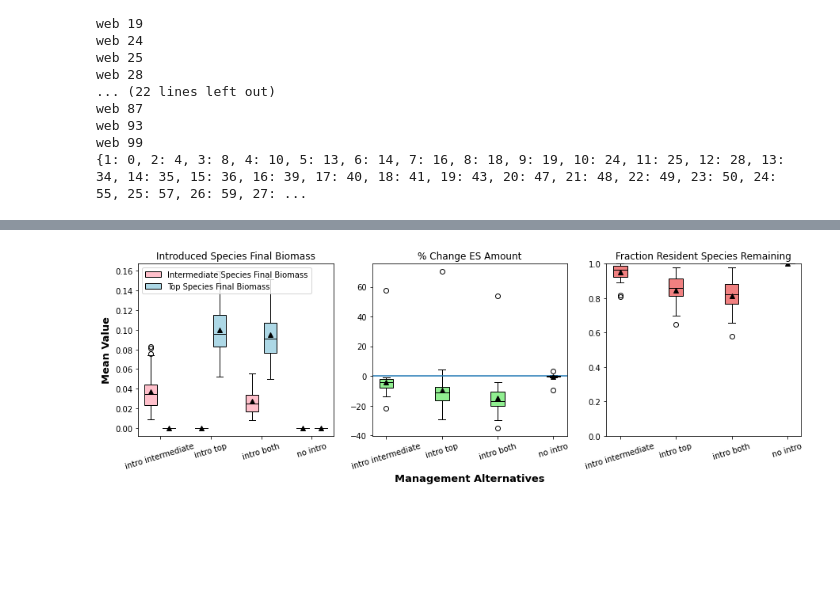
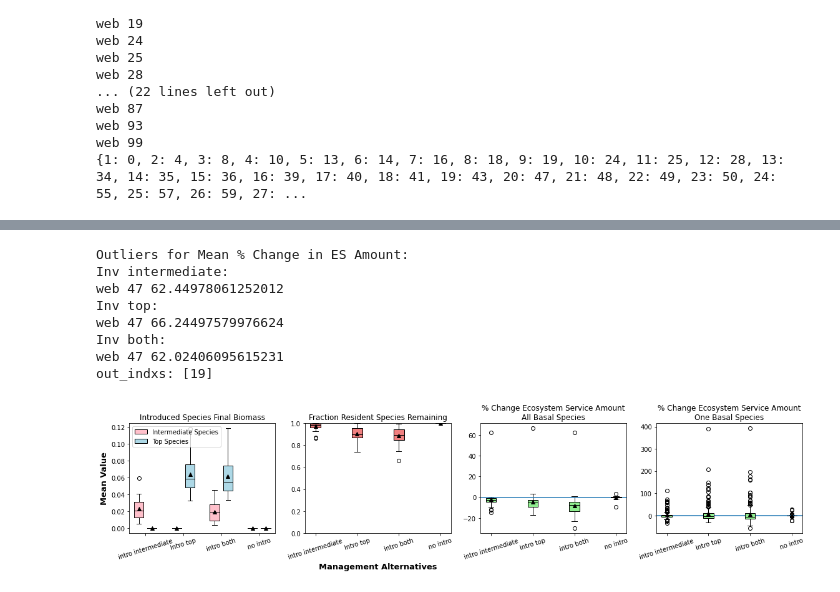
Before and after one commit to lucyvk/species_introduction_risk, a Jupyter notebook: 6_species_risk_paper_viz.ipynb, the cells around one changed output, grey strips where cells are left out. Saved outputs shown, nothing was run; the diff lists cells and outputs as text; code cells hidden in the pictures; blank space fills up the shorter version.

```diff
--- a/6_species_risk_paper_viz.ipynb
+++ b/6_species_risk_paper_viz.ipynb
@@ -37,11 +37,11 @@ counter_reader = csv.reader(counter_file)
 next(counter_reader) # go past header
 
 # Save the metrics across webs to plot
-# intro 1, intro 2, es, bio
-ct_mets = np.zeros((WEBS,4))
-alt1_mets = np.zeros((WEBS,4,num_sims[0]))
-alt2_mets = np.zeros((WEBS,4,num_sims[1]))
-alt3_mets = np.zeros((WEBS,4,num_sims[2]))
+# intro 1, intro 2, es, bio, es raw
+ct_mets = np.zeros((WEBS,5))
+alt1_mets = np.zeros((WEBS,5,num_sims[0]))
+alt2_mets = np.zeros((WEBS,5,num_sims[1]))
+alt3_mets = np.zeros((WEBS,5,num_sims[2]))
 
 # map id used in code to id i wil use in write up (1-n)
 web_map = {}
@@ -72,6 +72,7 @@ for row in fif_webs_file:
     ct_mets[ct][1] = float(counter_res[2])
     ct_mets[ct][2] = float(counter_res[3])
     ct_mets[ct][3] = float(counter_res[4])
+    ct_mets[ct][4] = float(counter_res[5])
 
     cc = 0
     for row2 in alt1_reader:
@@ -79,6 +80,7 @@ for row in fif_webs_file:
         alt1_mets[ct][1][cc] = float(row2[2])
         alt1_mets[ct][2][cc] = float(row2[3])
         alt1_mets[ct][3][cc] = float(row2[4])
+        alt1_mets[ct][4][cc] = float(row2[5])
 
         cc +=1
 
@@ -88,6 +90,7 @@ for row in fif_webs_file:
         alt2_mets[ct][1][cc] = float(row2[2])
         alt2_mets[ct][2][cc] = float(row2[3])
         alt2_mets[ct][3][cc] = float(row2[4])
+        alt2_mets[ct][4][cc] = float(row2[5])
 
         cc +=1
 
@@ -97,6 +100,7 @@ for row in fif_webs_file:
         alt3_mets[ct][1][cc] = float(row2[3])
         alt3_mets[ct][2][cc] = float(row2[4])
         alt3_mets[ct][3][cc] = float(row2[5])
+        alt3_mets[ct][4][cc] = float(row2[6])
 
         cc +=1
 
@@ -1135,3 +1295,26 @@ for ct in range(0,WEBS):
+# %%
+# ES results based on a single basal species
+
+def read_es_res(file_name):
+    out_obj = []
+    alt = open(file_name)
+    altr = csv.reader(alt)
+    next(altr)
+    for rw in altr:
+        out_obj.append(float(rw[2]))
+    return out_obj
+    alt.close()
+
+ct_alles =  read_es_res('./' + results_folder + '/all_es_res_ct.csv')
+alt1_alles_mean = read_es_res('./' + results_folder + '/all_es_res_inv1_mean.csv')
+alt2_alles_mean = read_es_res('./' + results_folder + '/all_es_res_inv2_mean.csv')
+alt3_alles_mean = read_es_res('./' + results_folder + '/all_es_res_invb_mean.csv')
+alt1_alles_med = read_es_res('./' + results_folder + '/all_es_res_inv1_median.csv')
+alt2_alles_med = read_es_res('./' + results_folder + '/all_es_res_inv2_median.csv')
+alt3_alles_med = read_es_res('./' + results_folder + '/all_es_res_invb_median.csv')
+alt1_alles_rsd = read_es_res('./' + results_folder + '/all_es_res_inv1_rsd_raw.csv')
+alt2_alles_rsd = read_es_res('./' + results_folder + '/all_es_res_inv2_rsd_raw.csv')
+alt3_alles_rsd = read_es_res('./' + results_folder + '/all_es_res_invb_rsd_raw.csv')
 # %%
 # Combination plotting code
 
@@ -1207,5 +1439,14 @@ def combo_plot(alt1,alt2,alt3,alt_ct,tstr):
 # %%
 # Combo mean plot - Figure 5
-combo_plot(alt1_means,alt2_means,alt3_means,ct_mets,"Mean")
+obo = [alt1_alles_mean,alt2_alles_mean,alt3_alles_mean,ct_alles]
+combo_plot(alt1_means,alt2_means,alt3_means,ct_mets,"Mean","Fig_5",False,obo)
 # %% [output]
+Outliers for Mean % Change in ES Amount:
+Inv intermediate:
+web 47 62.44978061252012
+Inv top:
+web 47 66.24497579976624
+Inv both:
+web 47 62.02406095615231
+out_indxs: [19]
-[figure, old version]
+[figure, new version]
```
Also changed, not shown: parts of 41 cells of this notebook, 7 other files.
